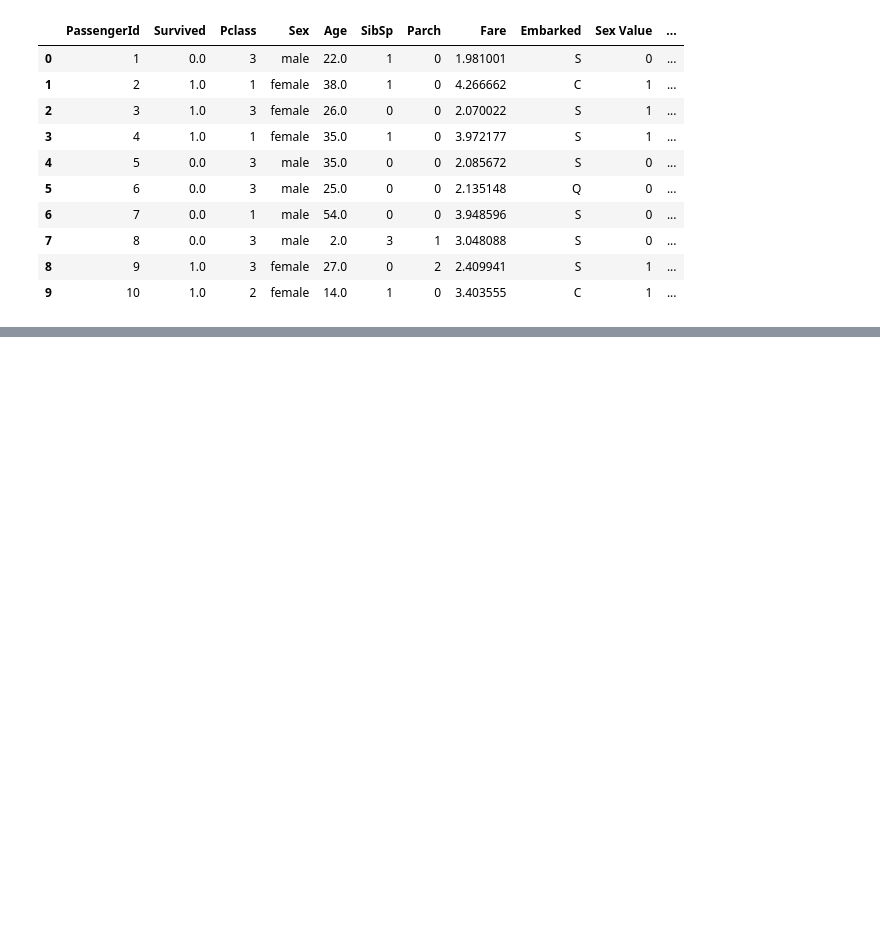
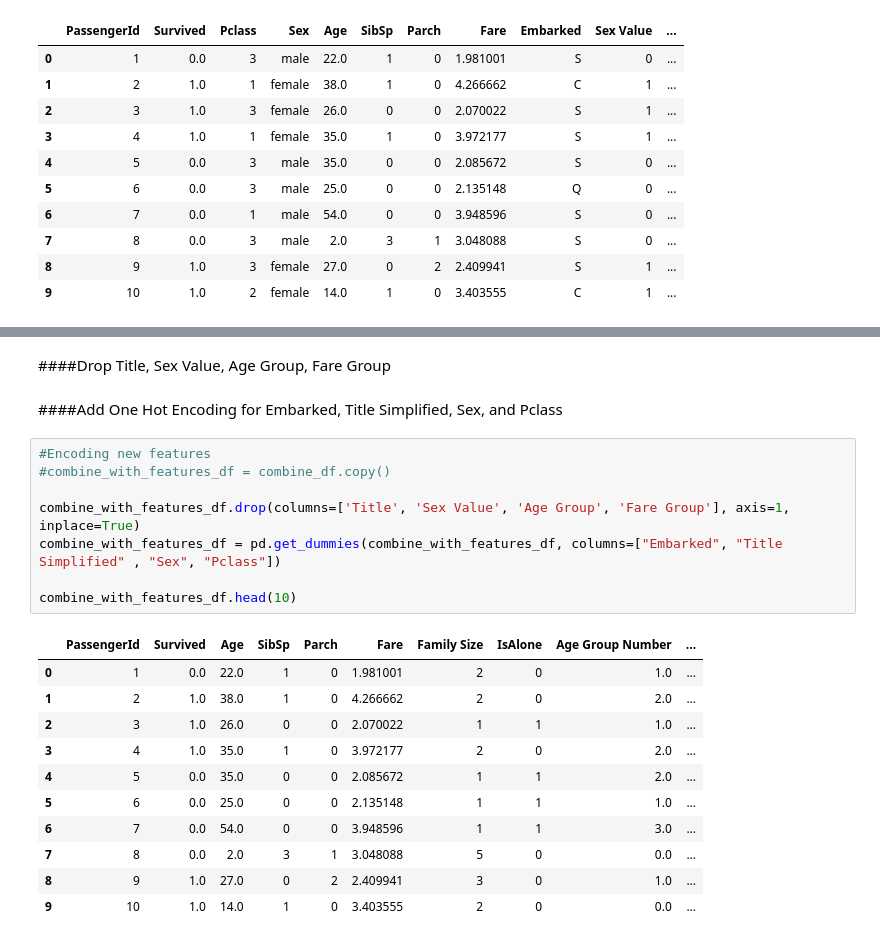
Before and after one commit to DicheDiez10/CSCI-191-T-ML, a Jupyter notebook: KaggleTitanic/KaggleTitanic.ipynb, the cells around one changed output, grey strips where cells are left out. Drawn from its saved outputs; the diff is of its cells as text; blank space fills up the shorter version.

```diff
--- a/KaggleTitanic/KaggleTitanic.ipynb
+++ b/KaggleTitanic/KaggleTitanic.ipynb
@@ -1268,0 +1282,24 @@ TitanicTest[['PassengerId','Survived']].to_csv('Titanic2.csv', index=False, head
+# %% [markdown]
+####Drop Title, Sex Value, Age Group, Fare Group
+# %% [markdown]
+####Add One Hot Encoding for Embarked, Title Simplified, Sex, and Pclass
+# %%
+#Encoding new features
+#combine_with_features_df = combine_df.copy()
+
+combine_with_features_df.drop(columns=['Title', 'Sex Value', 'Age Group', 'Fare Group'], axis=1, inplace=True)
+combine_with_features_df = pd.get_dummies(combine_with_features_df, columns=["Embarked", "Title Simplified" , "Sex", "Pclass"])
+
+combine_with_features_df.head(10)
+# %% [output]
+|  | PassengerId | Survived | Age | SibSp | Parch | Fare | Family Size | IsAlone | Age Group Number | ... |
+| 0 | 1 | 0.0 | 22.0 | 1 | 0 | 1.981001 | 2 | 0 | 1.0 | ... |
+| 1 | 2 | 1.0 | 38.0 | 1 | 0 | 4.266662 | 2 | 0 | 2.0 | ... |
+| 2 | 3 | 1.0 | 26.0 | 0 | 0 | 2.070022 | 1 | 1 | 1.0 | ... |
+| 3 | 4 | 1.0 | 35.0 | 1 | 0 | 3.972177 | 2 | 0 | 2.0 | ... |
+| 4 | 5 | 0.0 | 35.0 | 0 | 0 | 2.085672 | 1 | 1 | 2.0 | ... |
+| 5 | 6 | 0.0 | 25.0 | 0 | 0 | 2.135148 | 1 | 1 | 1.0 | ... |
+| 6 | 7 | 0.0 | 54.0 | 0 | 0 | 3.948596 | 1 | 1 | 3.0 | ... |
+| 7 | 8 | 0.0 | 2.0 | 3 | 1 | 3.048088 | 5 | 0 | 0.0 | ... |
+| 8 | 9 | 1.0 | 27.0 | 0 | 2 | 2.409941 | 3 | 0 | 1.0 | ... |
+| 9 | 10 | 1.0 | 14.0 | 1 | 0 | 3.403555 | 2 | 0 | 0.0 | ... |
```
Also changed, not shown: parts of 97 cells of this notebook.
